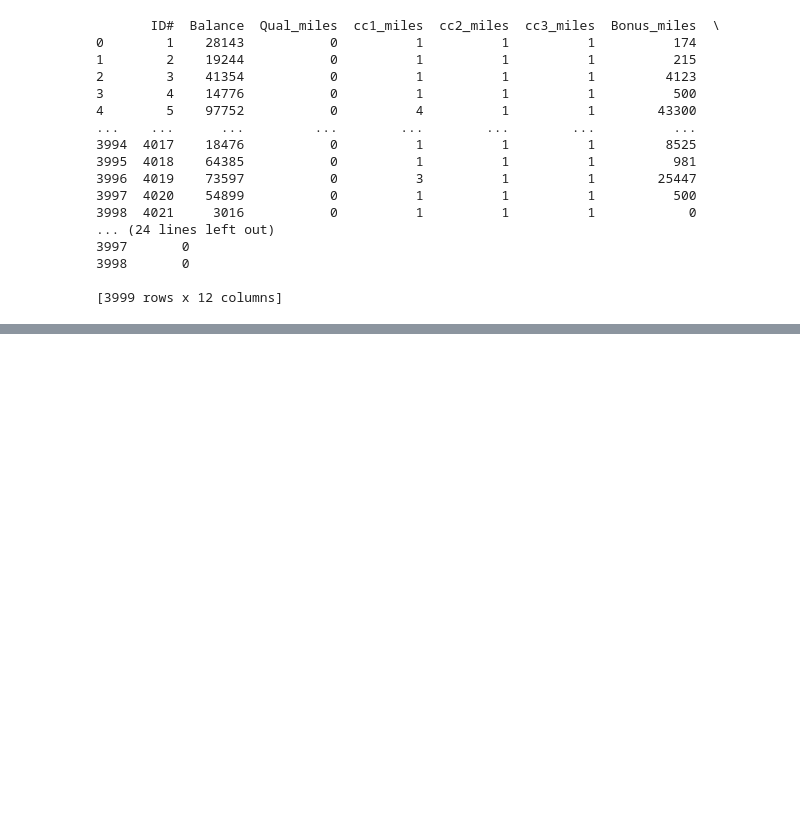
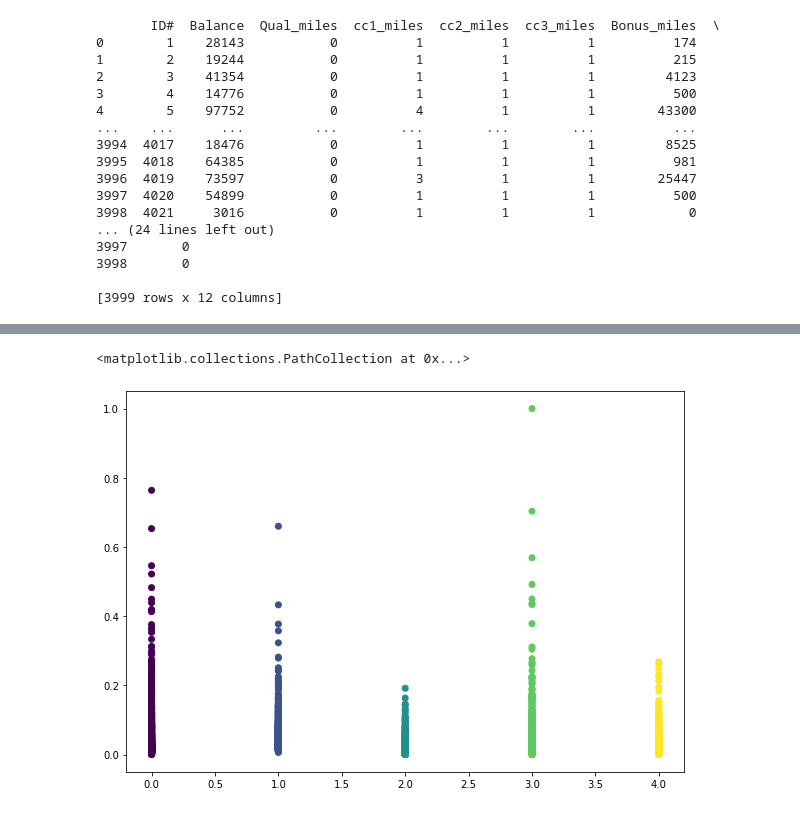
Before and after one commit to sairaj2005/ds-assignment, a Jupyter notebook: Clustering/clustering_airlines.ipynb, the cells around one changed output, grey strips where cells are left out. Cells and saved outputs as stored; diff of their text form; code cells hidden in the pictures; blank space fills up the shorter version.

```diff
--- a/Clustering/clustering_airlines.ipynb
+++ b/Clustering/clustering_airlines.ipynb
@@ -90,0 +178,5 @@ ValueError: The condensed distance matrix must contain only finite values.
+# %%
+# Adding clusters to dataset
+airline2 = dataset.copy()
+airline2['clustersid']=hclusters.labels_
+airline2
@@ -90,0 +207,7 @@ ValueError: The condensed distance matrix must contain only finite values.
+# %%
+# Plot Clusters
+plt.figure(figsize=(10, 7))
+plt.scatter(airline2['clustersid'],airline2['Balance'], c=hclusters.labels_)
+# %% [output]
+<matplotlib.collections.PathCollection at 0x...>
+[figure, added]
```
Also changed, not shown: parts of 26 cells of this notebook, 1 other file.
